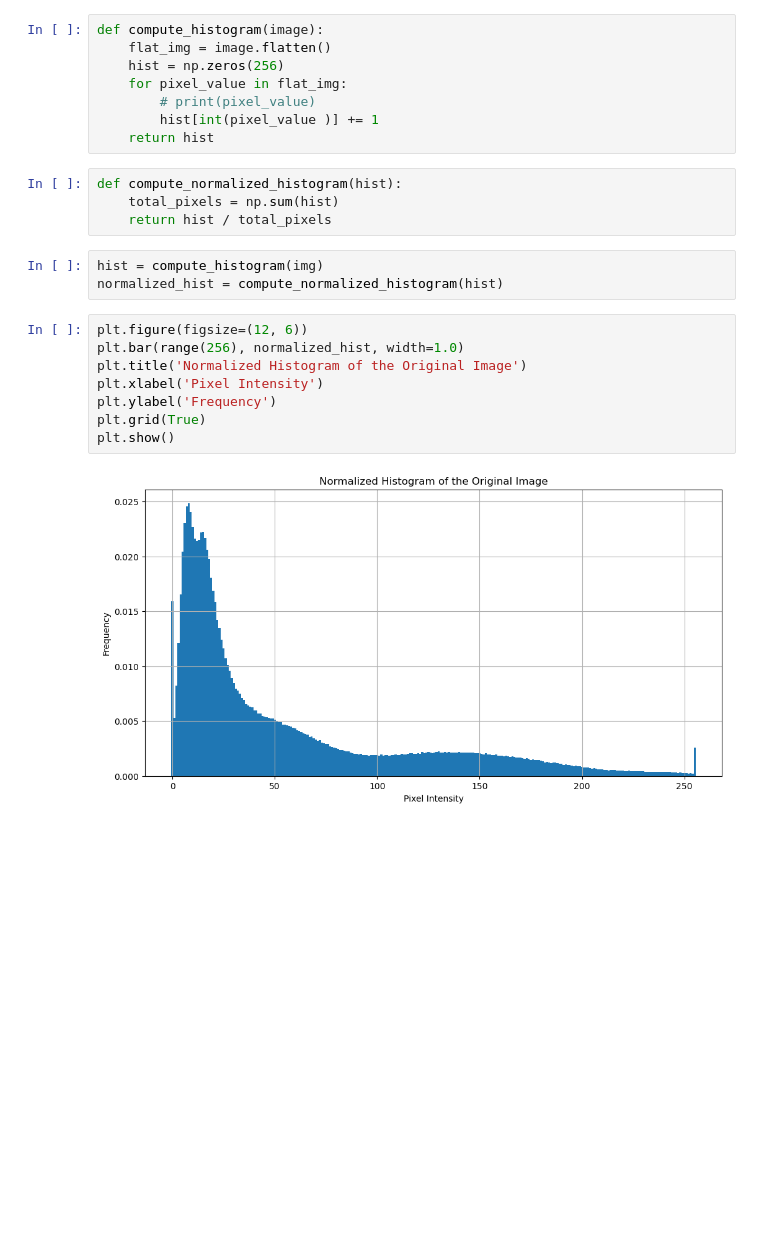
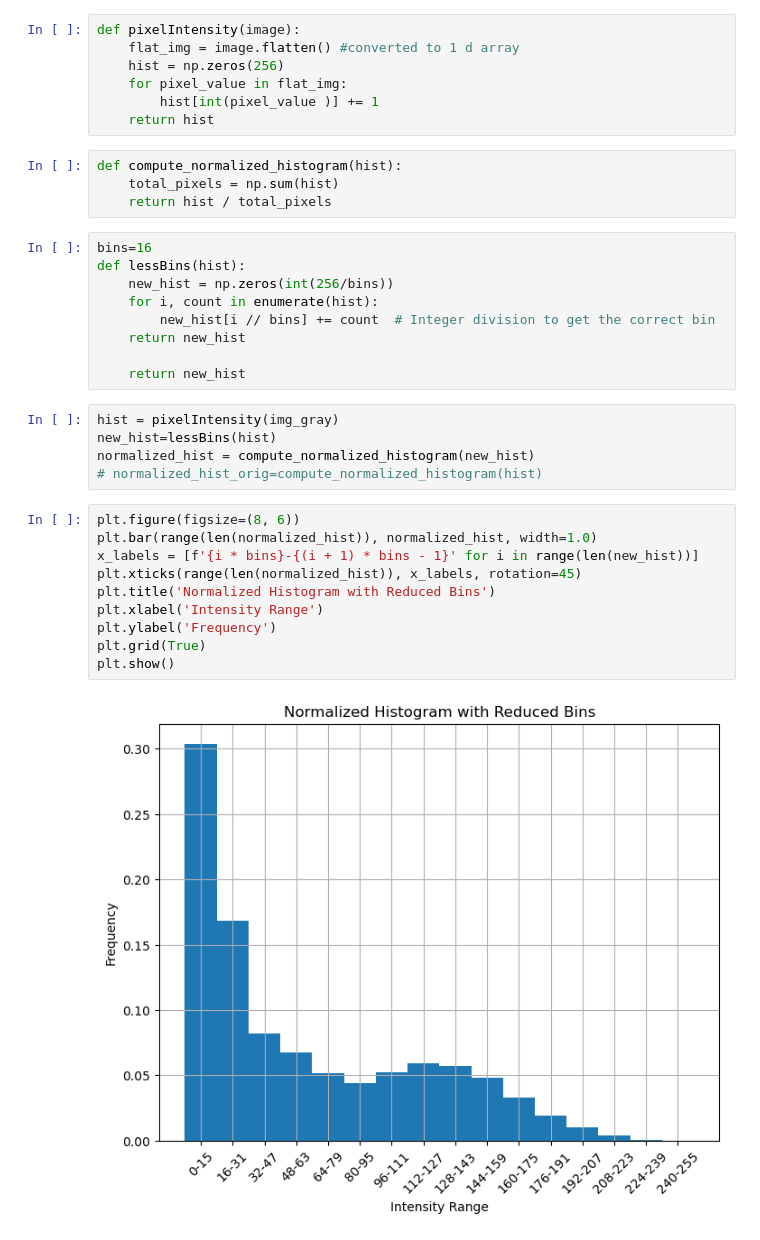
Before and after one commit to aditisingh1053/DAI_assignment, a Jupyter notebook: assignment-1/q8-Monalisa/q8.ipynb, the cells around one changed output. Cells and saved outputs as stored; diff of their text form; blank space fills up the shorter version.

```diff
--- a/assignment-1/q8-Monalisa/q8.ipynb
+++ b/assignment-1/q8-Monalisa/q8.ipynb
@@ -59,25 +59,37 @@ plt.show()
 # %%
-def compute_histogram(image):
-    flat_img = image.flatten()
+def pixelIntensity(image):
+    flat_img = image.flatten() #converted to 1 d array
     hist = np.zeros(256)
     for pixel_value in flat_img:
-        # print(pixel_value)
         hist[int(pixel_value )] += 1
     return hist
 # %%
 def compute_normalized_histogram(hist):
     total_pixels = np.sum(hist)
     return hist / total_pixels
-# %%
-hist = compute_histogram(img)
-normalized_hist = compute_normalized_histogram(hist)
+# %%
+bins=16
+def lessBins(hist):
+    new_hist = np.zeros(int(256/bins))
+    for i, count in enumerate(hist):
+        new_hist[i // bins] += count  # Integer division to get the correct bin
+    return new_hist
+
+    return new_hist
+# %%
+hist = pixelIntensity(img_gray)
+new_hist=lessBins(hist)
+normalized_hist = compute_normalized_histogram(new_hist)
+# normalized_hist_orig=compute_normalized_histogram(hist)
 # %%
-plt.figure(figsize=(12, 6))
-plt.bar(range(256), normalized_hist, width=1.0)
-plt.title('Normalized Histogram of the Original Image')
-plt.xlabel('Pixel Intensity')
+plt.figure(figsize=(8, 6))
+plt.bar(range(len(normalized_hist)), normalized_hist, width=1.0)
+x_labels = [f'{i * bins}-{(i + 1) * bins - 1}' for i in range(len(new_hist))]
+plt.xticks(range(len(normalized_hist)), x_labels, rotation=45)
+plt.title('Normalized Histogram with Reduced Bins')
+plt.xlabel('Intensity Range')
 plt.ylabel('Frequency')
 plt.grid(True)
 plt.show()
 # %% [output]
-[figure, old version]
+[figure, new version]
```
Also changed, not shown: parts of 6 cells of this notebook, 1 other file.
